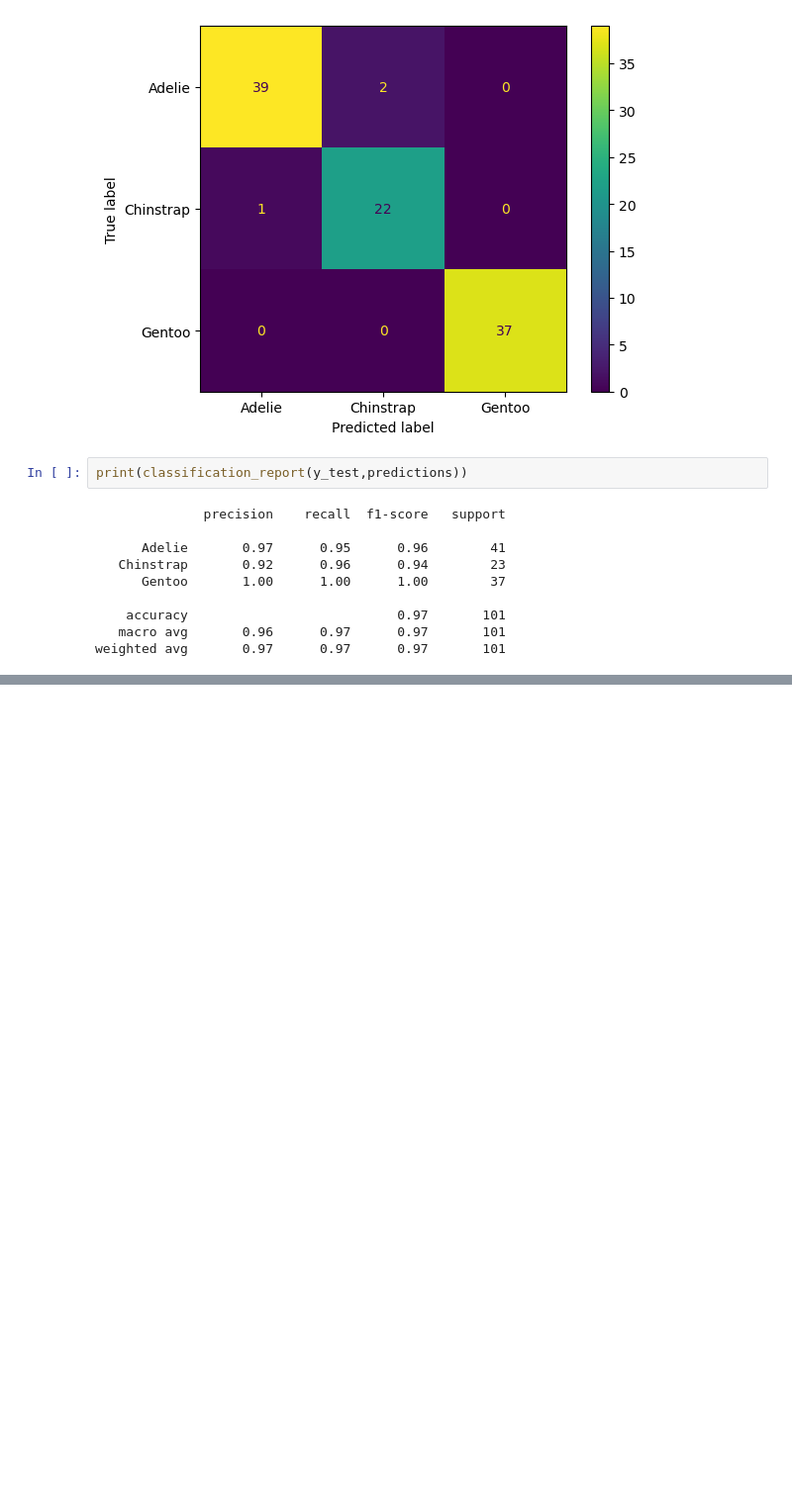
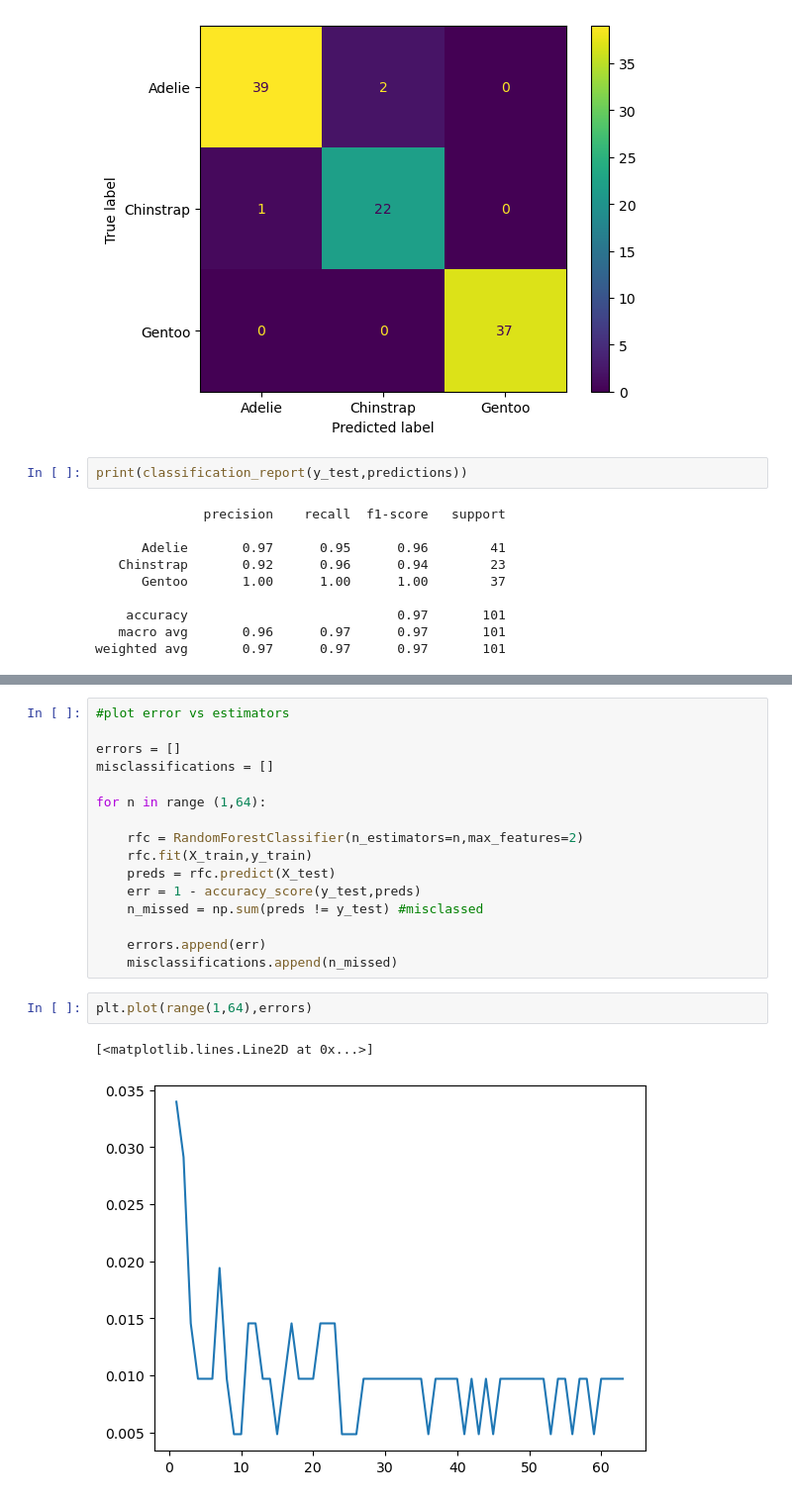
Before and after one commit to NadeemDin/ML-Tree-Based-Methods, a Jupyter notebook: Random Forest Notes.ipynb, the cells around one changed output, grey strips where cells are left out. Shown at 99% size. Saved outputs shown, nothing was run; the diff lists cells and outputs as text; blank space fills up the shorter version.

```diff
--- a/Random Forest Notes.ipynb
+++ b/Random Forest Notes.ipynb
@@ -111,0 +229,21 @@ weighted avg       0.97      0.97      0.97       101
+# %%
+#plot error vs estimators
+
+errors = []
+misclassifications = []
+
+for n in range (1,64):
+
+    rfc = RandomForestClassifier(n_estimators=n,max_features=2)
+    rfc.fit(X_train,y_train)
+    preds = rfc.predict(X_test)
+    err = 1 - accuracy_score(y_test,preds)
+    n_missed = np.sum(preds != y_test) #misclassed
+
+    errors.append(err)
+    misclassifications.append(n_missed)
+# %%
+plt.plot(range(1,64),errors)
+# %% [output]
+[<matplotlib.lines.Line2D at 0x...>]
+[figure, added]
```
Also changed, not shown: parts of 25 cells of this notebook.
